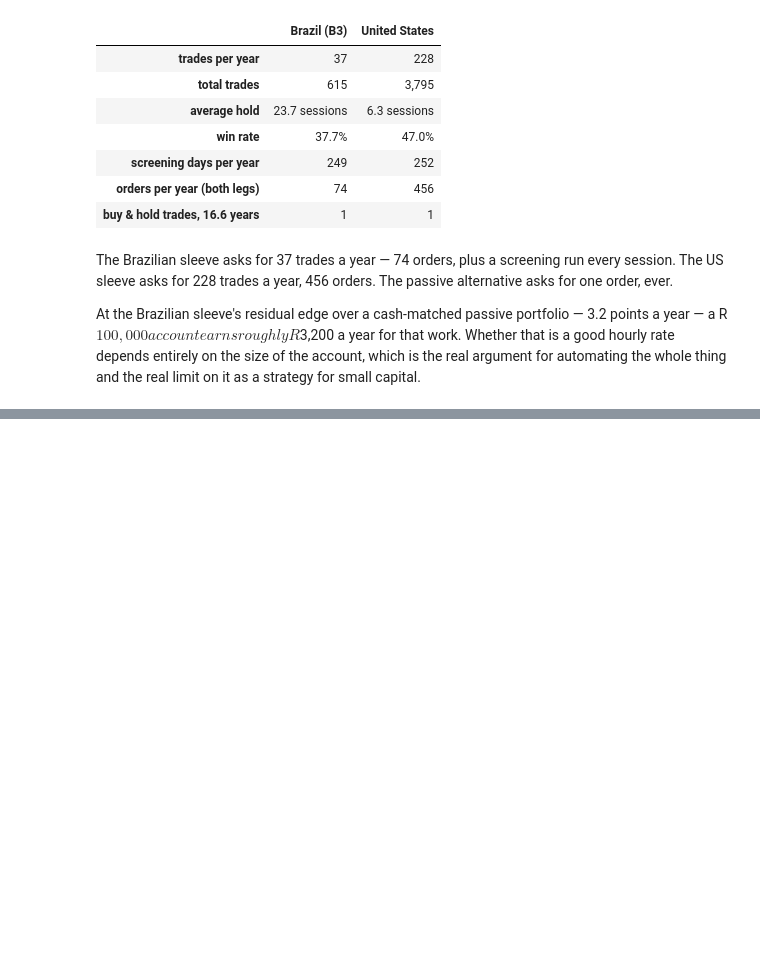
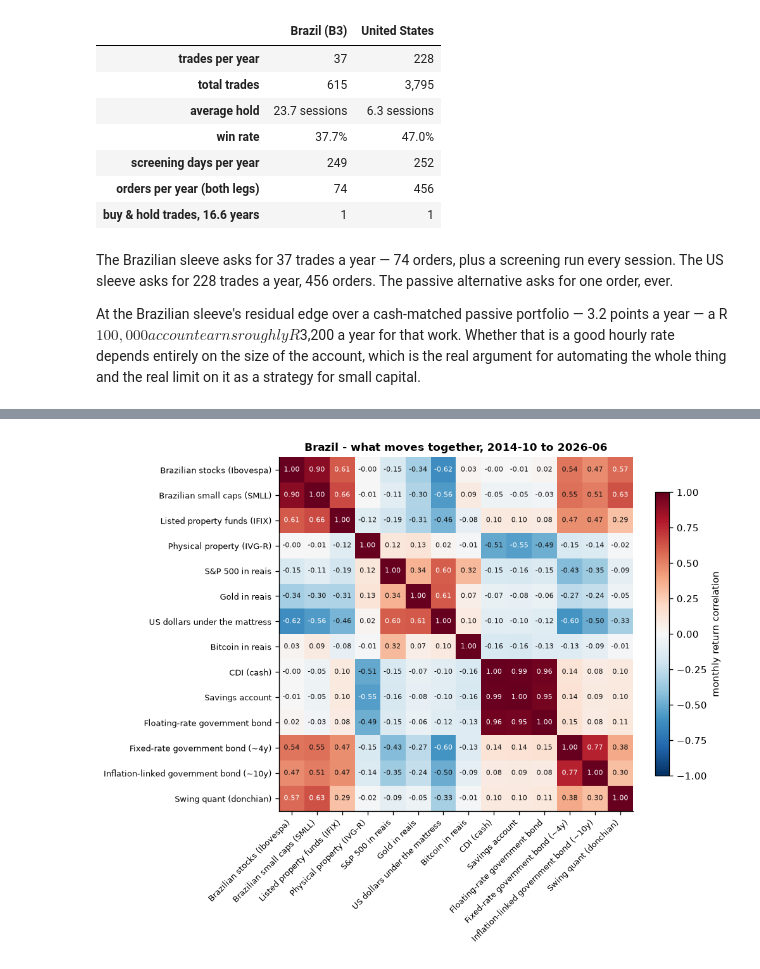
Before and after one commit to jeffev/swing-quant, a Jupyter notebook: notebooks/swing_vs_investing.ipynb, the cells around one changed output, grey strips where cells are left out. Saved outputs shown, nothing was run; the diff lists cells and outputs as text; code cells hidden in the pictures; blank space fills up the shorter version.

```diff
--- a/notebooks/swing_vs_investing.ipynb
+++ b/notebooks/swing_vs_investing.ipynb
@@ -862,0 +1072,29 @@ automating the whole thing and the real limit on it as a strategy for small capi
+# %%
+lo, hi = WINDOWS["b3"]
+corr = A.correlation_matrix(CLASSES["b3"], (lo, hi))
+corr = corr.drop(index=[A.EN_LABEL["imoveis_income"]], columns=[A.EN_LABEL["imoveis_income"]])
+
+fig, ax = plt.subplots(figsize=(8.4, 7.2))
+im = ax.imshow(corr.to_numpy(), cmap="RdBu_r", vmin=-1, vmax=1)
+ax.set_xticks(range(len(corr)), corr.columns, rotation=45, ha="right", fontsize=7.5)
+ax.set_yticks(range(len(corr)), corr.index, fontsize=7.5)
+for i in range(len(corr)):
+    for j in range(len(corr)):
+        v = corr.iloc[i, j]
+        ax.text(
+            j,
+            i,
+            f"{v:.2f}",
+            ha="center",
+            va="center",
+            fontsize=6.4,
+            color="white" if abs(v) > 0.55 else "#111",
+        )
+ax.grid(False)
+ax.set_title(f"Brazil - what moves together, {lo} to {hi}")
+fig.colorbar(im, ax=ax, shrink=0.7, label="monthly return correlation")
+fig.tight_layout()
+fig.savefig(FIGDIR / "11_correlation.png", bbox_inches="tight")
+plt.show()
+# %% [output]
+[figure, added]
```
Also changed, not shown: parts of 15 cells of this notebook, 4 other files.
